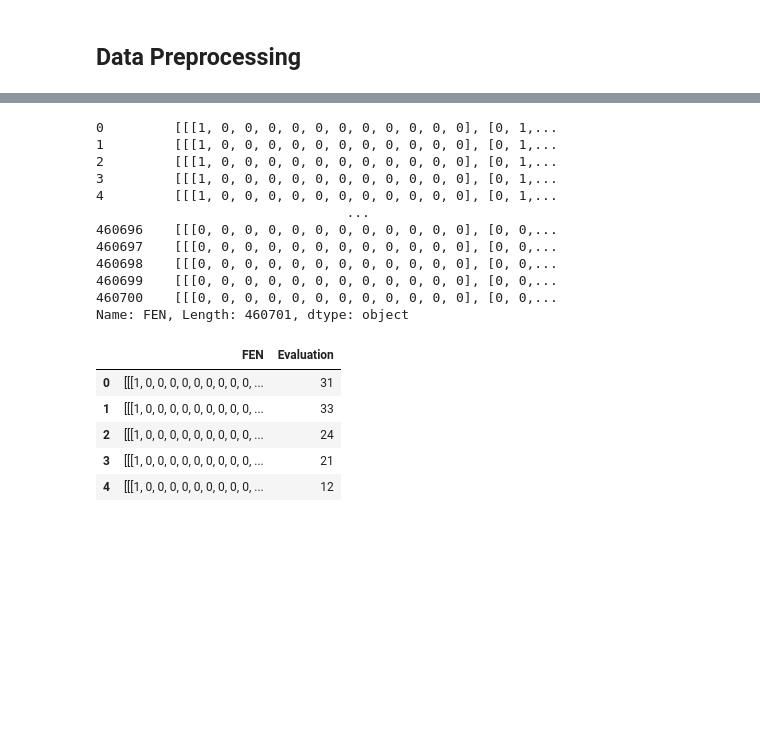
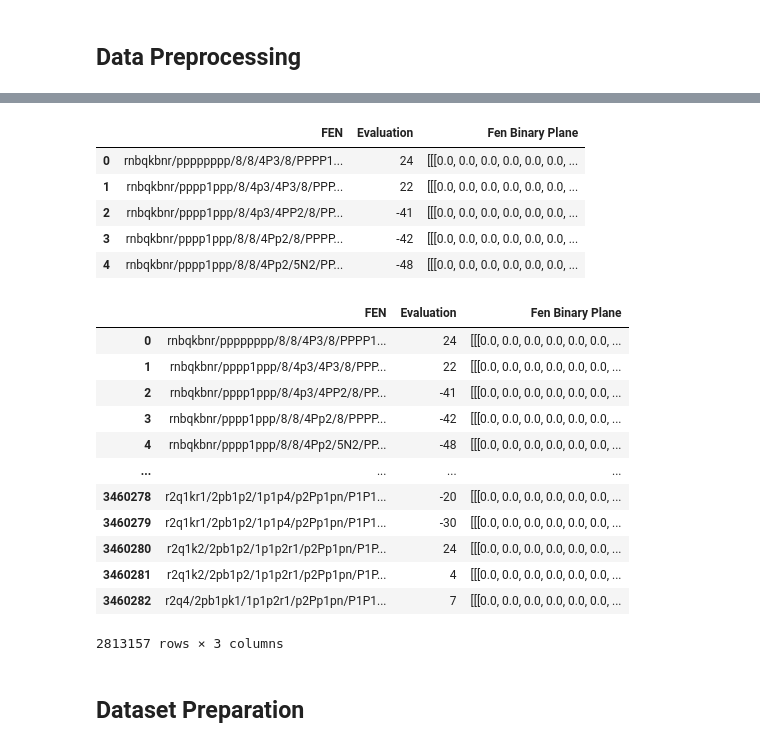
Before and after one commit to DiogoNunesDev/Chess_Game_AI, a Jupyter notebook: src/model.ipynb, the cells around one changed output, grey strips where cells are left out. Drawn from its saved outputs; the diff is of its cells as text; code cells hidden in the pictures; blank space fills up the shorter version.

```diff
--- a/src/model.ipynb
+++ b/src/model.ipynb
@@ -55,25 +125,34 @@ data
 # %%
-data['FEN'] = data['FEN'].apply(fen_to_array)
-data['FEN']
+data['Fen Binary Plane'] = data['FEN'].apply(fen_to_binary_planes)
+data.head(5)
 # %% [output]
-0         [[[1, 0, 0, 0, 0, 0, 0, 0, 0, 0, 0, 0], [0, 1,...
-1         [[[1, 0, 0, 0, 0, 0, 0, 0, 0, 0, 0, 0], [0, 1,...
-2         [[[1, 0, 0, 0, 0, 0, 0, 0, 0, 0, 0, 0], [0, 1,...
-3         [[[1, 0, 0, 0, 0, 0, 0, 0, 0, 0, 0, 0], [0, 1,...
-4         [[[1, 0, 0, 0, 0, 0, 0, 0, 0, 0, 0, 0], [0, 1,...
-                                ...
-460696    [[[0, 0, 0, 0, 0, 0, 0, 0, 0, 0, 0, 0], [0, 0,...
-460697    [[[0, 0, 0, 0, 0, 0, 0, 0, 0, 0, 0, 0], [0, 0,...
-460698    [[[0, 0, 0, 0, 0, 0, 0, 0, 0, 0, 0, 0], [0, 0,...
-460699    [[[0, 0, 0, 0, 0, 0, 0, 0, 0, 0, 0, 0], [0, 0,...
-460700    [[[0, 0, 0, 0, 0, 0, 0, 0, 0, 0, 0, 0], [0, 0,...
-Name: FEN, Length: 460701, dtype: object
+|  | FEN | Evaluation | Fen Binary Plane |
+| 0 | rnbqkbnr/pppppppp/8/8/4P3/8/PPPP1... | 24 | [[[0.0, 0.0, 0.0, 0.0, 0.0, 0.0, ... |
+| 1 | rnbqkbnr/pppp1ppp/8/4p3/4P3/8/PPP... | 22 | [[[0.0, 0.0, 0.0, 0.0, 0.0, 0.0, ... |
+| 2 | rnbqkbnr/pppp1ppp/8/4p3/4PP2/8/PP... | -41 | [[[0.0, 0.0, 0.0, 0.0, 0.0, 0.0, ... |
+| 3 | rnbqkbnr/pppp1ppp/8/8/4Pp2/8/PPPP... | -42 | [[[0.0, 0.0, 0.0, 0.0, 0.0, 0.0, ... |
+| 4 | rnbqkbnr/pppp1ppp/8/8/4Pp2/5N2/PP... | -48 | [[[0.0, 0.0, 0.0, 0.0, 0.0, 0.0, ... |
-# %%
-data.head()
-# %% [output]
-|  | FEN | Evaluation |
-| 0 | [[[1, 0, 0, 0, 0, 0, 0, 0, 0, 0, ... | 31 |
-| 1 | [[[1, 0, 0, 0, 0, 0, 0, 0, 0, 0, ... | 33 |
-| 2 | [[[1, 0, 0, 0, 0, 0, 0, 0, 0, 0, ... | 24 |
-| 3 | [[[1, 0, 0, 0, 0, 0, 0, 0, 0, 0, ... | 21 |
-| 4 | [[[1, 0, 0, 0, 0, 0, 0, 0, 0, 0, ... | 12 |
+# %%
+Q1 = data['Evaluation'].quantile(0.25)
+Q3 = data['Evaluation'].quantile(0.75)
+IQR = Q3 - Q1
+
+lower_bound = Q1 - 1.5 * IQR
+upper_bound = Q3 + 1.5 * IQR
+
+data = data[(data['Evaluation'] >= lower_bound) & (data['Evaluation'] <= upper_bound)]
+data
+# %% [output]
+|  | FEN | Evaluation | Fen Binary Plane |
+| 0 | rnbqkbnr/pppppppp/8/8/4P3/8/PPPP1... | 24 | [[[0.0, 0.0, 0.0, 0.0, 0.0, 0.0, ... |
+| 1 | rnbqkbnr/pppp1ppp/8/4p3/4P3/8/PPP... | 22 | [[[0.0, 0.0, 0.0, 0.0, 0.0, 0.0, ... |
+| 2 | rnbqkbnr/pppp1ppp/8/4p3/4PP2/8/PP... | -41 | [[[0.0, 0.0, 0.0, 0.0, 0.0, 0.0, ... |
+| 3 | rnbqkbnr/pppp1ppp/8/8/4Pp2/8/PPPP... | -42 | [[[0.0, 0.0, 0.0, 0.0, 0.0, 0.0, ... |
+| 4 | rnbqkbnr/pppp1ppp/8/8/4Pp2/5N2/PP... | -48 | [[[0.0, 0.0, 0.0, 0.0, 0.0, 0.0, ... |
+| ... | ... | ... | ... |
+| 3460278 | r2q1kr1/2pb1p2/1p1p4/p2Pp1pn/P1P1... | -20 | [[[0.0, 0.0, 0.0, 0.0, 0.0, 0.0, ... |
+| 3460279 | r2q1kr1/2pb1p2/1p1p4/p2Pp1pn/P1P1... | -30 | [[[0.0, 0.0, 0.0, 0.0, 0.0, 0.0, ... |
+| 3460280 | r2q1k2/2pb1p2/1p1p2r1/p2Pp1pn/P1P... | 24 | [[[0.0, 0.0, 0.0, 0.0, 0.0, 0.0, ... |
+| 3460281 | r2q1k2/2pb1p2/1p1p2r1/p2Pp1pn/P1P... | 4 | [[[0.0, 0.0, 0.0, 0.0, 0.0, 0.0, ... |
+| 3460282 | r2q4/2pb1pk1/1p1p2r1/p2Pp1pn/P1P1... | 7 | [[[0.0, 0.0, 0.0, 0.0, 0.0, 0.0, ... |
+2813157 rows × 3 columns
@@ -79,0 +166,2 @@ data.head()
+# %% [markdown]
+## Dataset Preparation
```
Also changed, not shown: parts of 27 cells of this notebook, 26 other files.
